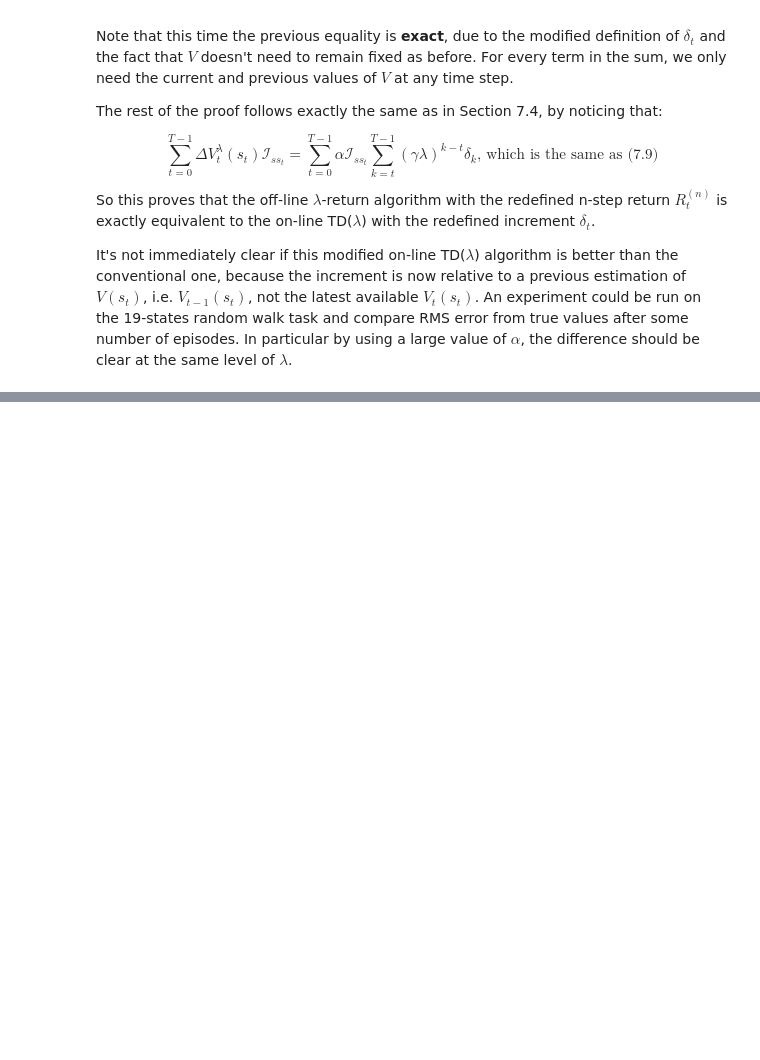
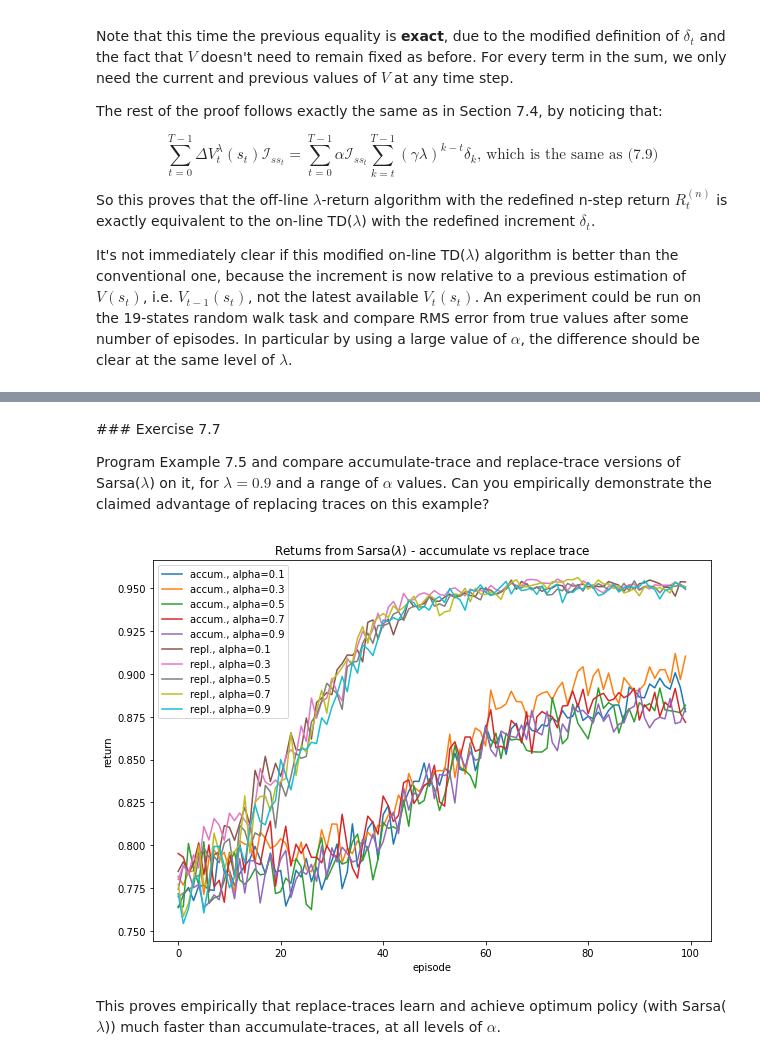
Before and after one commit to pacalab/rl_sutton_barto, a Jupyter notebook: Chapter_7/Chapter_7.ipynb, the cells around one changed output, grey strips where cells are left out. Drawn from its saved outputs; the diff is of its cells as text; code cells hidden in the pictures; blank space fills up the shorter version.

Commit message:
add exercises 7.6, 7.7

```diff
--- a/Chapter_7/Chapter_7.ipynb
+++ b/Chapter_7/Chapter_7.ipynb
@@ -326,0 +346,4 @@ It's not immediately clear if this modified on-line TD($\lambda$) algorithm is b
+# %% [markdown]
+### Exercise 7.7
+
+Program Example 7.5 and compare accumulate-trace and replace-trace versions of Sarsa($\lambda$) on it, for $\lambda = 0.9$ and a range of $\alpha$ values. Can you empirically demonstrate the claimed advantage of replacing traces on this example?
@@ -326,0 +458,39 @@ It's not immediately clear if this modified on-line TD($\lambda$) algorithm is b
+# %%
+# Capture returns progress during first 100 episodes.
+# Average across 100 random experiments for each alpha.
+experiments = 100
+episodes = 100
+R_acc = dict()
+R_repl = dict()
+
+for alpha in [0.1, 0.3, 0.5, 0.7, 0.9]:
+    # accumulating traces
+    R_acc[alpha] = [0] * episodes
+    for experiment in range(experiments):
+        Q_acc = ActionValue()  # a new policy (Q) for each experiment
+        for episode in range(episodes):
+            R = play_episode(Q_acc, alpha=0.1, gamma=0.99, lam=0.9, s=1, train=True, accumulate=True)
+            R_acc[alpha][episode] += R / experiments
+
+    # replacing traces
+    R_repl[alpha] = [0] * episodes
+    for experiment in range(experiments):
+        Q_repl = ActionValue()  # a new policy (Q) for each experiment
+        for episode in range(episodes):
+            R = play_episode(Q_repl, alpha=0.1, gamma=0.99, lam=0.9, s=1, train=True, accumulate=False)
+            R_repl[alpha][episode] += R / experiments
+# %%
+fig, ax = plt.subplots(figsize=(10, 7))
+for alpha in [0.1, 0.3, 0.5, 0.7, 0.9]:
+    ax.plot(R_acc[alpha], label=f'accum., alpha={alpha}')
+for alpha in [0.1, 0.3, 0.5, 0.7, 0.9]:
+    ax.plot(R_repl[alpha], label=f'repl., alpha={alpha}')
+plt.xlabel('episode')
+plt.ylabel('return')
+plt.title('Returns from Sarsa($\lambda$) - accumulate vs replace trace')
+plt.legend()
+plt.show()
+# %% [output]
+[figure, added]
+# %% [markdown]
+This proves empirically that replace-traces learn and achieve optimum policy (with Sarsa($\lambda$)) much faster than accumulate-traces, at all levels of $\alpha$.
```
Also changed, not shown: parts of 3 cells of this notebook.
